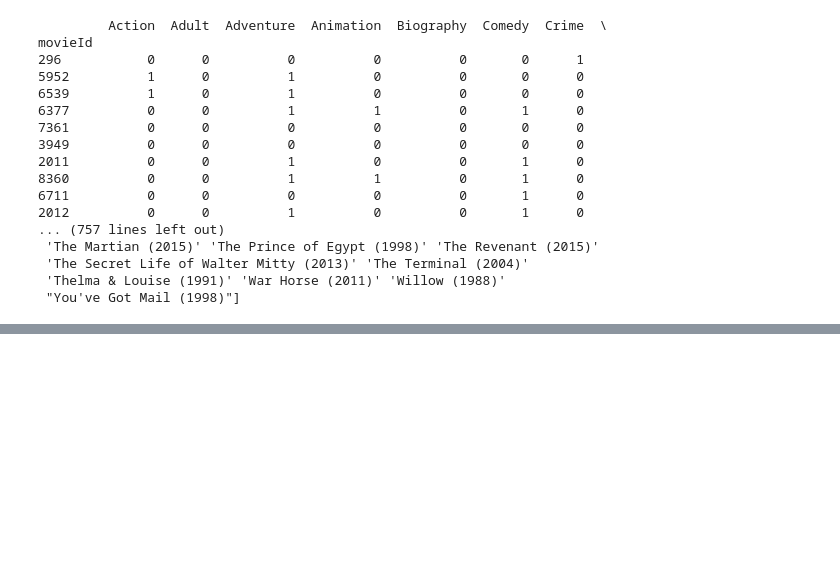
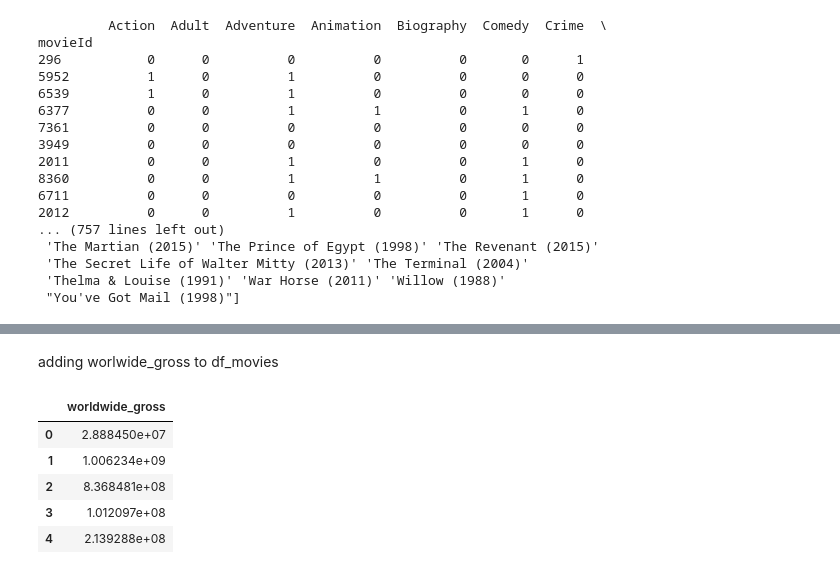
Before and after one commit to vincentlewi/import-group_name, a Jupyter notebook: content_based_kev.ipynb, the cells around one changed output, grey strips where cells are left out. Cells and saved outputs as stored; diff of their text form; code cells hidden in the pictures; blank space fills up the shorter version.

```diff
--- a/content_based_kev.ipynb
+++ b/content_based_kev.ipynb
@@ -556,0 +629,4 @@ movieId
+# %%
+df_movies = pd.read_csv('datasets/to_use/movies_cleaned.csv')
+# %%
+df_movies.drop('Unnamed: 0', axis=1, inplace=True)
@@ -556,0 +649,2 @@ movieId
+# %%
+df_movies_original = df_movies.copy()
@@ -556,0 +747,12 @@ movieId
+# %% [markdown]
+adding worlwide_gross to df_movies
+# %%
+worldwide_gross_column = df_movies_original[['worldwide_gross']]
+worldwide_gross_column.head()
+# %% [output]
+|  | worldwide_gross |
+| 0 | 2.888450e+07 |
+| 1 | 1.006234e+09 |
+| 2 | 8.368481e+08 |
+| 3 | 1.012097e+08 |
+| 4 | 2.139288e+08 |
```
Also changed, not shown: parts of 27 cells of this notebook.
